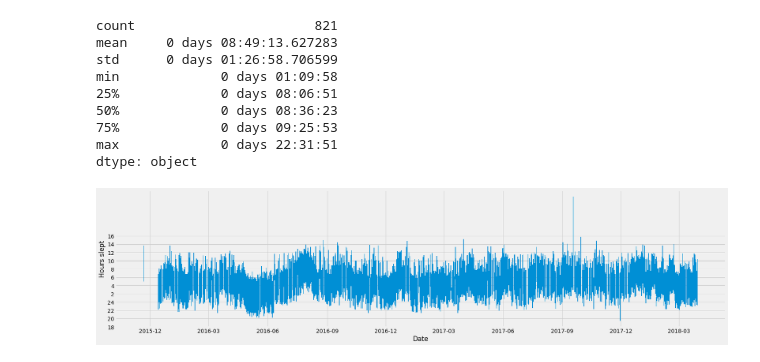
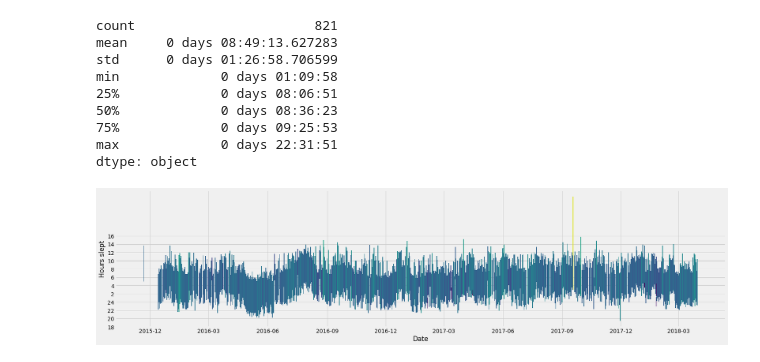
Before and after one commit to JakobGM/quelf, a Jupyter notebook: sleepcycle.ipynb, the cells around one changed output. Drawn from its saved outputs; the diff is of its cells as text; code cells hidden in the pictures.

Commit message:
Color bars relative to time slept

```diff
--- a/sleepcycle.ipynb
+++ b/sleepcycle.ipynb
@@ -48,20 +48,35 @@ dtype: object
 # %%
 from datetime import timedelta
 import matplotlib.pyplot as plt
+import matplotlib.cm as cm
 import numpy as np
 
 # Fill the width of a 1920x1080 screen when plotting the entire dataset
 plt.rcParams['figure.figsize'] = [25, 6]
+
+# Use FiveThirtyEight matplotlib theme
 plt.style.use('fivethirtyeight')
 
+# Calculate time went to bed, as a offset relative to 18:00
 went_to_bed = (data['start'].dt.hour + (data['start'].dt.second / 60) - 18) % 24
+
+# Decimal hours slept
 hours_slept = time_slept.dt.total_seconds() / (60 * 60)
 
-plt.bar(data['start'].values, hours_slept, bottom=went_to_bed, width=1)
+# Create colormap
+norm = (hours_slept - hours_slept.min()) / hours_slept.max()
+cmap = cm.get_cmap()
+color_map = cmap(norm)
+
+# Bottom of barplot relative to 18:00, height relative to hours slept
+ax = plt.bar(data['start'].values, hours_slept, bottom=went_to_bed, width=1.125, color=color_map)
 
 plt.xlabel('Date')
 plt.ylabel('Hours slept')
+
+# Map ticks relative to 18:00
 plt.yticks((np.arange(2, 25, 2) - 18) % 24, (np.arange(2, 25, 2)))
+
 plt.show()
 # %% [output]
-[figure, old version]
+[figure, new version]
```
